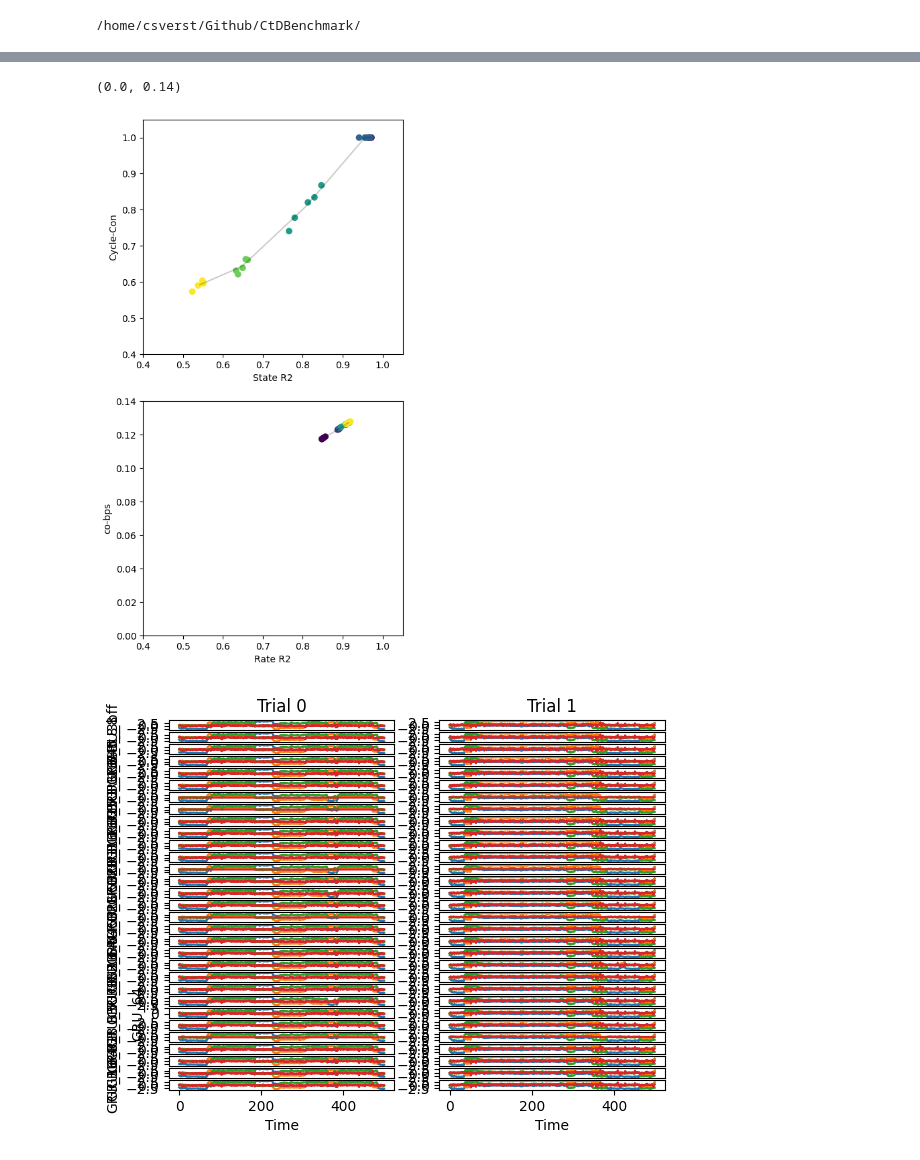
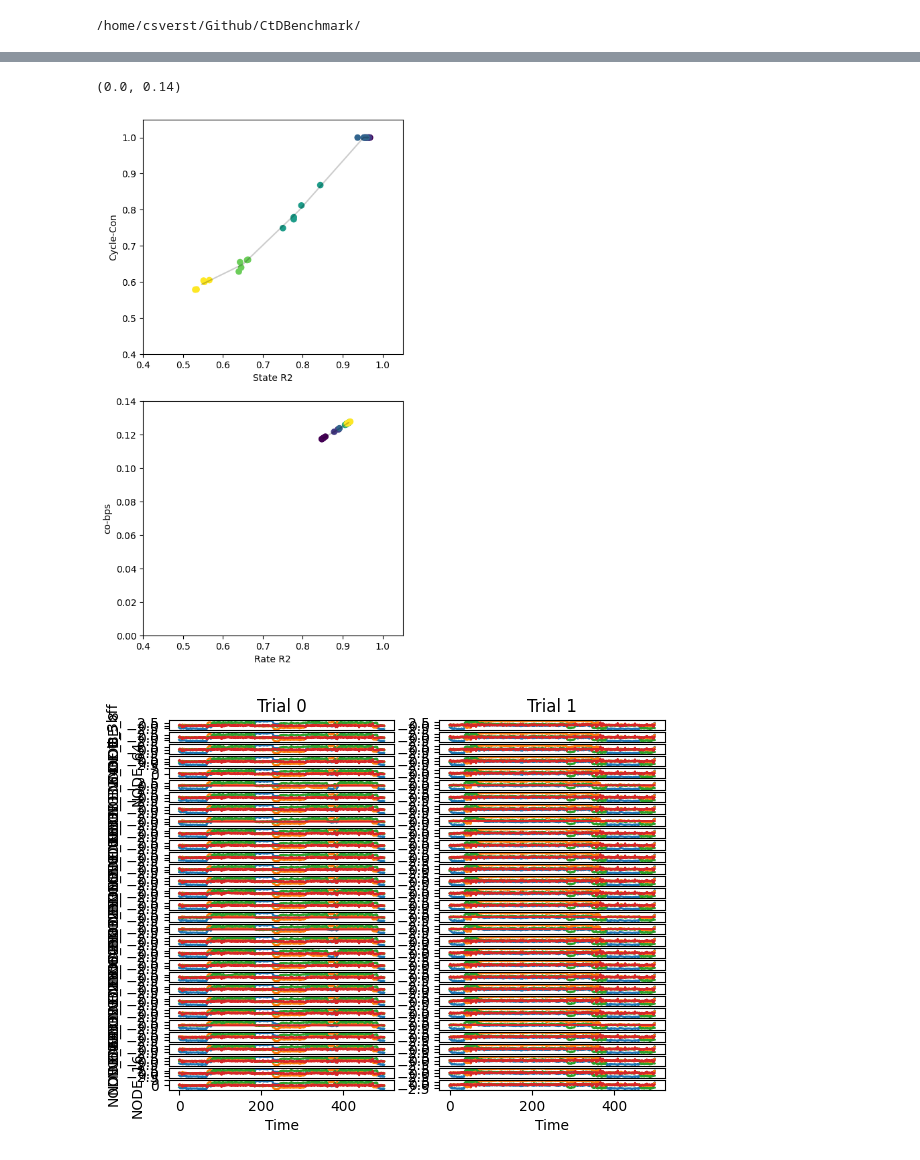
Before and after one commit to snel-repo/ComputationThruDynamicsBenchmark, a Jupyter notebook: examples/compare_dd_tt_models.ipynb, the cells around one changed output, grey strips where cells are left out. Saved outputs shown, nothing was run; the diff lists cells and outputs as text; code cells hidden in the pictures.

```diff
--- a/examples/compare_dd_tt_models.ipynb
+++ b/examples/compare_dd_tt_models.ipynb
@@ -23,18 +23,18 @@ tt_analysis.plot_trial_io(num_trials= 1)
 # %%
 
 # REPLACE THESE PATHS WITH YOUR OWN DD MODEL PATHS
-gru_sweep_path = tt_path + "20250206_NBFF_NODE_sweep_redux2/"
-gru_subfolders = [f.path for f in os.scandir(gru_sweep_path) if f.is_dir()]
+NODE_sweep_path = tt_path + "20250207_3BFF_NODE_sweep/"
+NODE_subfolders = [f.path for f in os.scandir(NODE_sweep_path) if f.is_dir()]
 # %%
-comparison_GRU = Comparison(comparison_tag = "3BFF_GRU")
-comparison_GRU.load_analysis(tt_analysis, group = "TT", reference_analysis=True)
+comparison_NODE = Comparison(comparison_tag = "3BFF_NODE")
+comparison_NODE.load_analysis(tt_analysis, group = "TT", reference_analysis=True)
 lat_sizes = []
-for subfolder in gru_subfolders:
+for subfolder in NODE_subfolders:
     subfolder = subfolder + "/"
     # print(subfolder.split("latent_size="))
     lat_size = int(subfolder.split("latent_size=")[1].split("_")[0])
-    analysis_GRU = Analysis_DD.create(run_name = f"GRU_{lat_size}", filepath = subfolder, model_type = "SAE")
-    print(f"GRU_{lat_size}")
+    analysis_NODE = Analysis_DD.create(run_name = f"NODE_{lat_size}", filepath = subfolder, model_type = "SAE")
+    print(f"NODE_{lat_size}")
     lat_sizes.append(lat_size)
-    comparison_GRU.load_analysis(analysis_GRU, group = "GRU")
+    comparison_NODE.load_analysis(analysis_NODE, group = "NODE")
 # %% [output]
@@ -157,7 +157,7 @@ for lat_size in lat_sizes:
 # %%
 fig = plt.figure(figsize=(5, 10))
 ax =fig.add_subplot(211)
-ax.scatter(metrics_GRU["state_r2"], metrics_GRU["cycle_con"], c=np.log10(lat_sizes))
+ax.scatter(metrics_NODE["state_r2"], metrics_NODE["cycle_con"], c=np.log10(lat_sizes))
 ax.plot(mean_metrics['state_r2'][:,1], mean_metrics['cycle_con'][:,1], c= 'k', alpha=0.2)
 ax.set_xlabel("State R2")
 ax.set_ylabel("Cycle-Con")
@@ -165,7 +165,7 @@ ax.set_xlim(0.4, 1.05)
 ax.set_ylim(0.4, 1.05)
 
 ax =fig.add_subplot(212)
-ax.scatter(metrics_GRU["rate_r2"], metrics_GRU["co-bps"], c=np.log10(lat_sizes))
+ax.scatter(metrics_NODE["rate_r2"], metrics_NODE["co-bps"], c=np.log10(lat_sizes))
 ax.plot(mean_metrics['rate_r2'][:,1], mean_metrics['co-bps'][:,1], c= 'k', alpha=0.2)
 ax.set_xlabel("Rate R2")
 ax.set_ylabel("co-bps")
@@ -173,8 +173,8 @@ ax.set_xlim(0.4, 1.05)
 ax.set_ylim(0.0, 0.14)
 # %% [output]
 (0.0, 0.14)
-[figure, old version]
+[figure, new version]
 # %%
-comparison_GRU.plot_trials_reference()
+comparison_NODE.plot_trials_reference()
 # %% [output]
-[figure, old version]
+[figure, new version]
```
Also changed, not shown: parts of 6 cells of this notebook, 1 other file.
